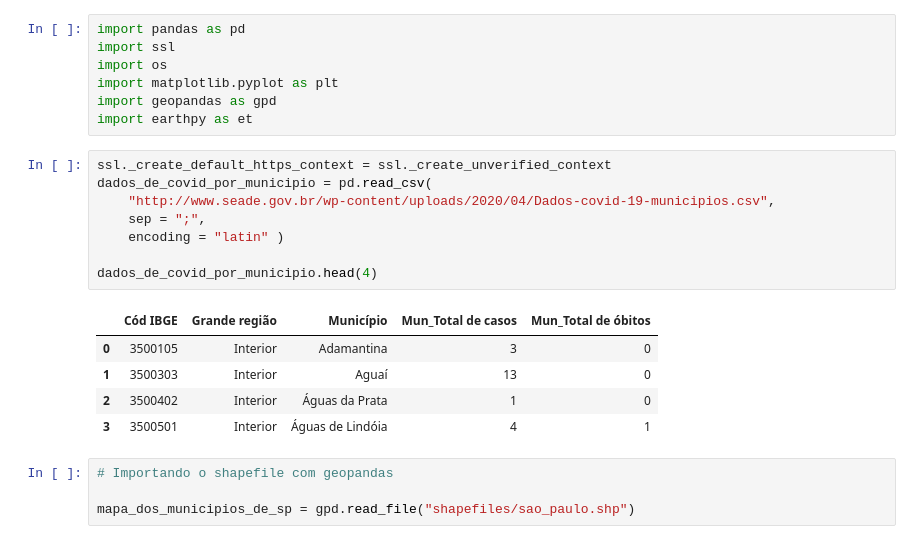
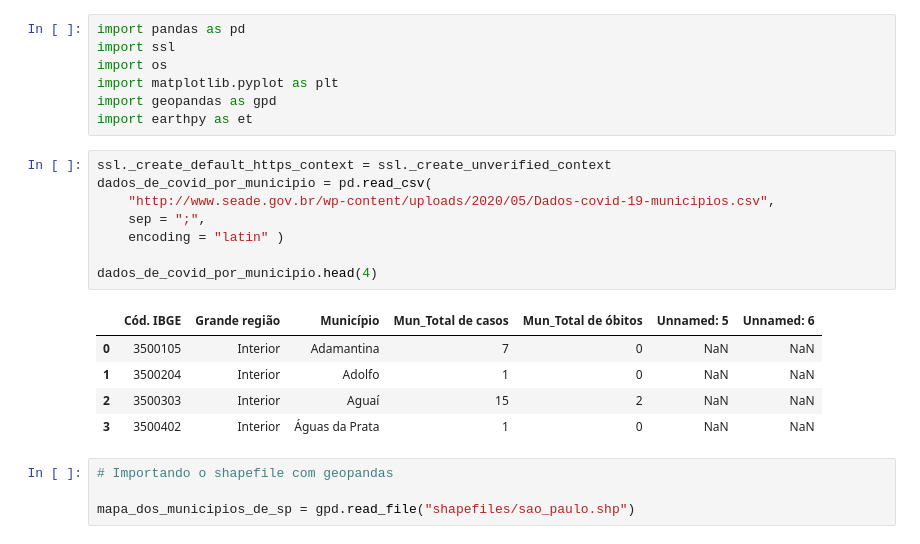
Before and after one commit to lubianat/wikidata_covid19, a Jupyter notebook: sandbox/distribution_maps/Map of Covid-19 Cases in São Paulo.ipynb, the cells around one changed output. Cells and saved outputs as stored; diff of their text form.

```diff
--- a/sandbox/distribution_maps/Map of Covid-19 Cases in São Paulo.ipynb
+++ b/sandbox/distribution_maps/Map of Covid-19 Cases in São Paulo.ipynb
@@ -17,17 +17,17 @@ import earthpy as et
 # %%
 ssl._create_default_https_context = ssl._create_unverified_context
 dados_de_covid_por_municipio = pd.read_csv(
-    "http://www.seade.gov.br/wp-content/uploads/2020/04/Dados-covid-19-municipios.csv",
+    "http://www.seade.gov.br/wp-content/uploads/2020/05/Dados-covid-19-municipios.csv",
     sep = ";",
     encoding = "latin" )
 
 dados_de_covid_por_municipio.head(4)
 # %% [output]
-|  | Cód IBGE | Grande região | Município | Mun_Total de casos | Mun_Total de óbitos |
-| 0 | 3500105 | Interior | Adamantina | 3 | 0 |
-| 1 | 3500303 | Interior | Aguaí | 13 | 0 |
-| 2 | 3500402 | Interior | Águas da Prata | 1 | 0 |
-| 3 | 3500501 | Interior | Águas de Lindóia | 4 | 1 |
+|  | Cód. IBGE | Grande região | Município | Mun_Total de casos | Mun_Total de óbitos | Unnamed: 5 | Unnamed: 6 |
+| 0 | 3500105 | Interior | Adamantina | 7 | 0 | NaN | NaN |
+| 1 | 3500204 | Interior | Adolfo | 1 | 0 | NaN | NaN |
+| 2 | 3500303 | Interior | Aguaí | 15 | 2 | NaN | NaN |
+| 3 | 3500402 | Interior | Águas da Prata | 1 | 0 | NaN | NaN |
 # %%
 # Importando o shapefile com geopandas
 
```
Also changed, not shown: parts of 8 cells of this notebook, 14 other files.
